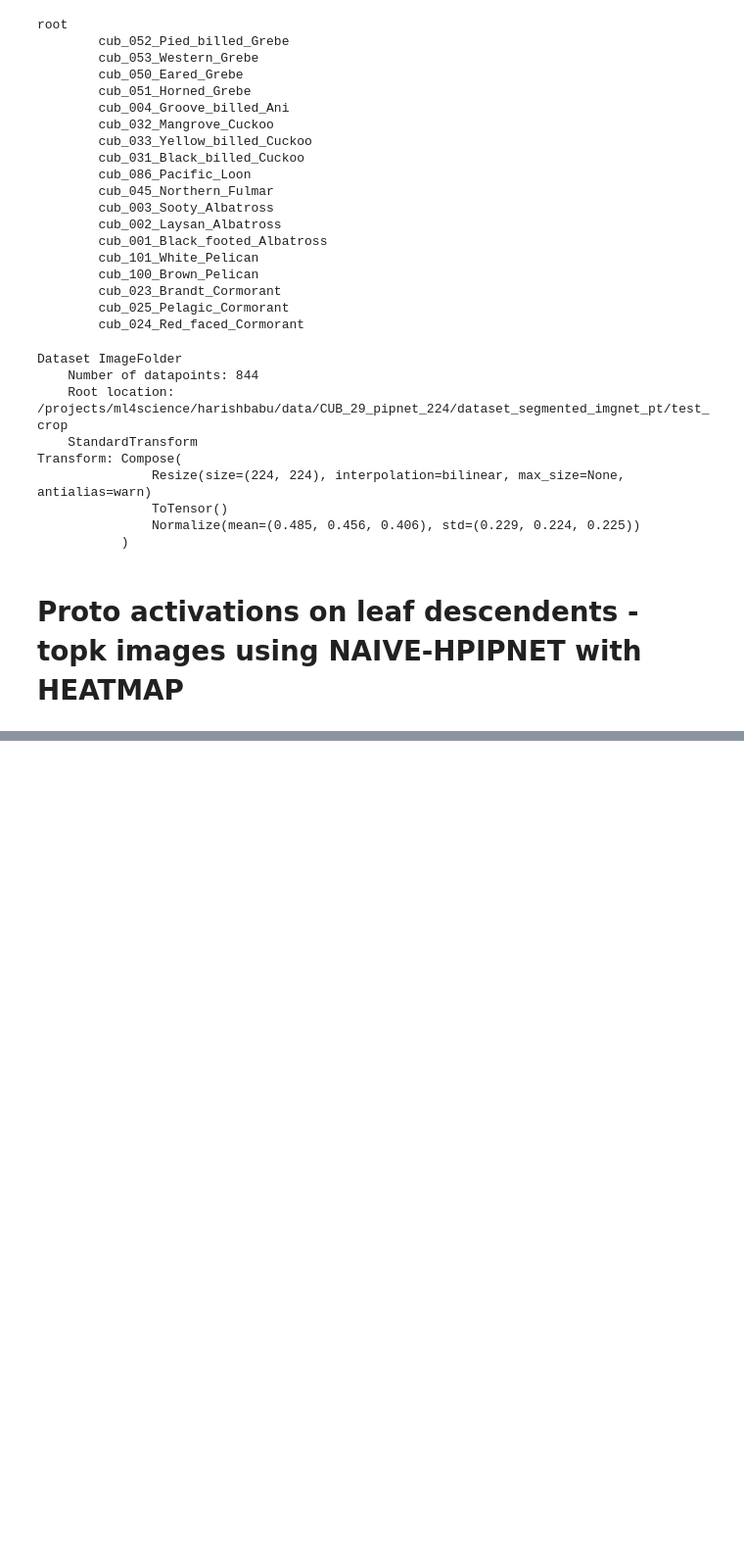
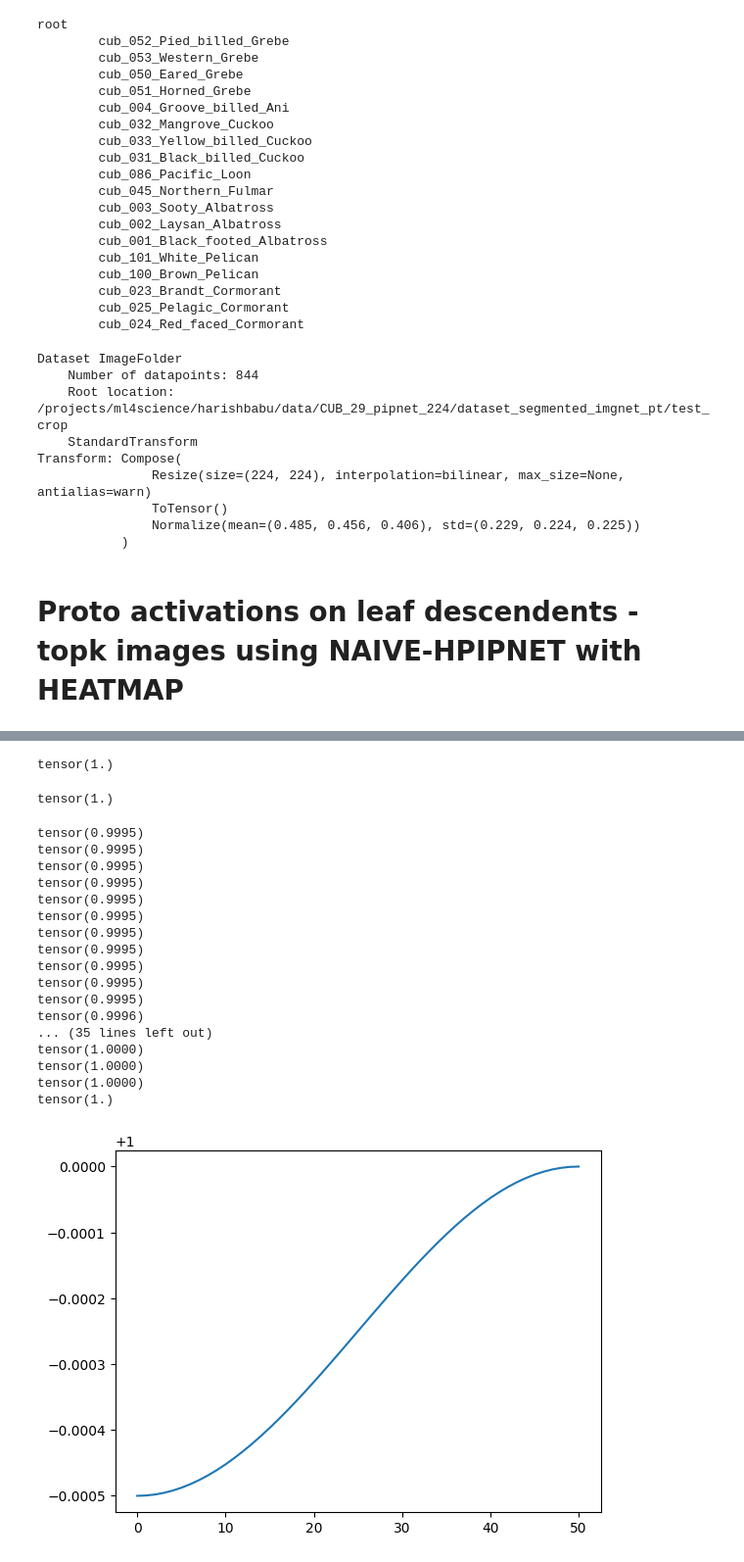
Before and after one commit to harishB97/PIPNet, a Jupyter notebook: proto_activations-v3.ipynb, the cells around one changed output, grey strips where cells are left out. Shown at 98% size. Drawn from its saved outputs; the diff is of its cells as text; code cells hidden in the pictures; blank space fills up the shorter version.

Commit message:
Addition of BYOL. Working

```diff
--- a/proto_activations-v3.ipynb
+++ b/proto_activations-v3.ipynb
@@ -1418,0 +1421,41 @@ Done !!!
+# %%
+torch.cos(torch.tensor(2 * np.pi))
+# %% [output]
+tensor(1.)
+# %%
+# torch.cos(torch.pi)
+torch.cos(torch.tensor(2 * torch.pi))
+# %% [output]
+tensor(1.)
+# %%
+byol_tau_base = 0.9995
+current_step = 50
+max_training_steps = 50
+
+byol_tau_list = []
+for current_step in range(max_training_steps+1):
+    byol_tau = 1 - (((1 - byol_tau_base) * (torch.cos(torch.tensor((torch.pi * current_step)/max_training_steps)) + 1)) / 2)
+    print(byol_tau)
+    byol_tau_list.append(byol_tau)
+
+plt.plot(byol_tau_list)
+plt.show()
+# %% [output]
+tensor(0.9995)
+tensor(0.9995)
+tensor(0.9995)
+tensor(0.9995)
+tensor(0.9995)
+tensor(0.9995)
+tensor(0.9995)
+tensor(0.9995)
+tensor(0.9995)
+tensor(0.9995)
+tensor(0.9995)
+tensor(0.9996)
+... (35 lines left out)
+tensor(1.0000)
+tensor(1.0000)
+tensor(1.0000)
+tensor(1.)
+[figure, added]
```
Also changed, not shown: parts of 9 cells of this notebook, 6 other files.
